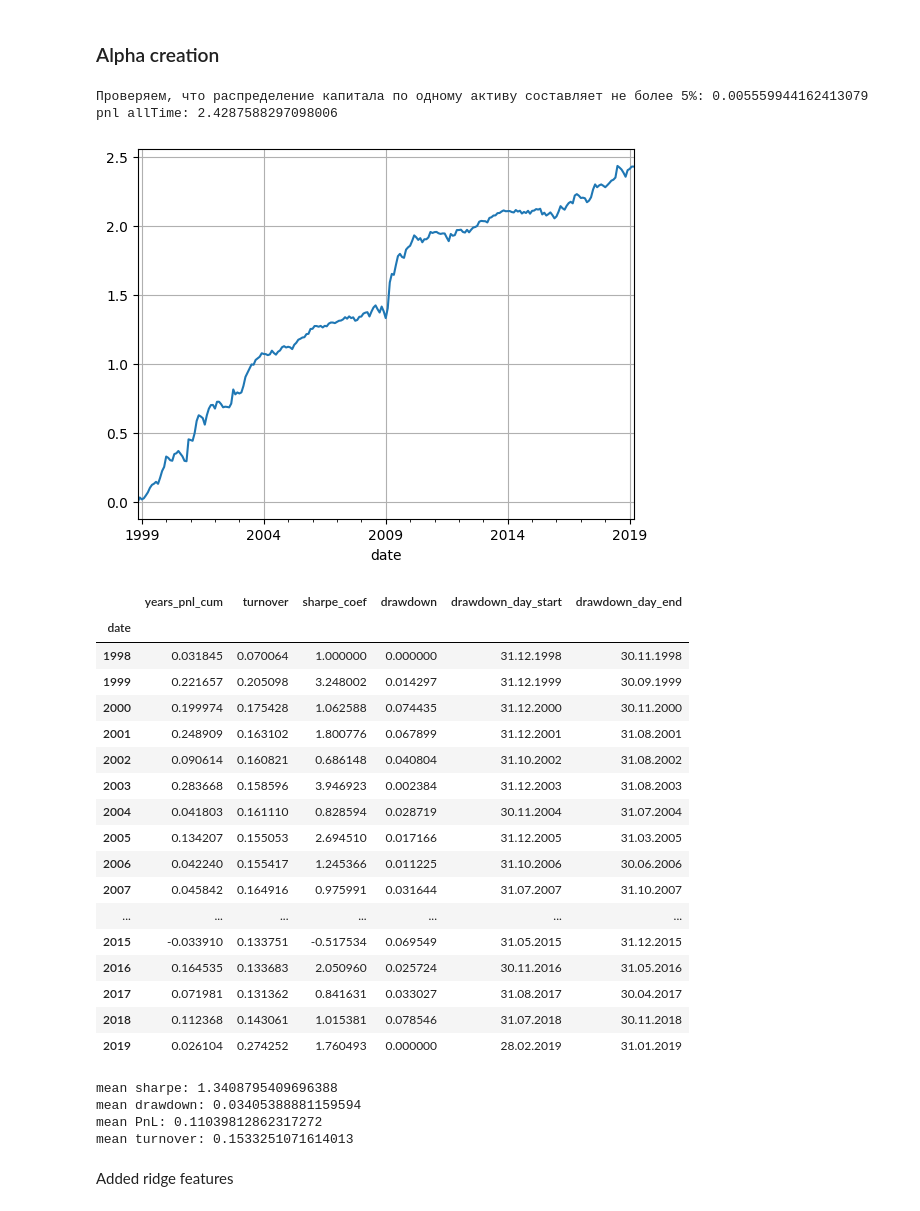
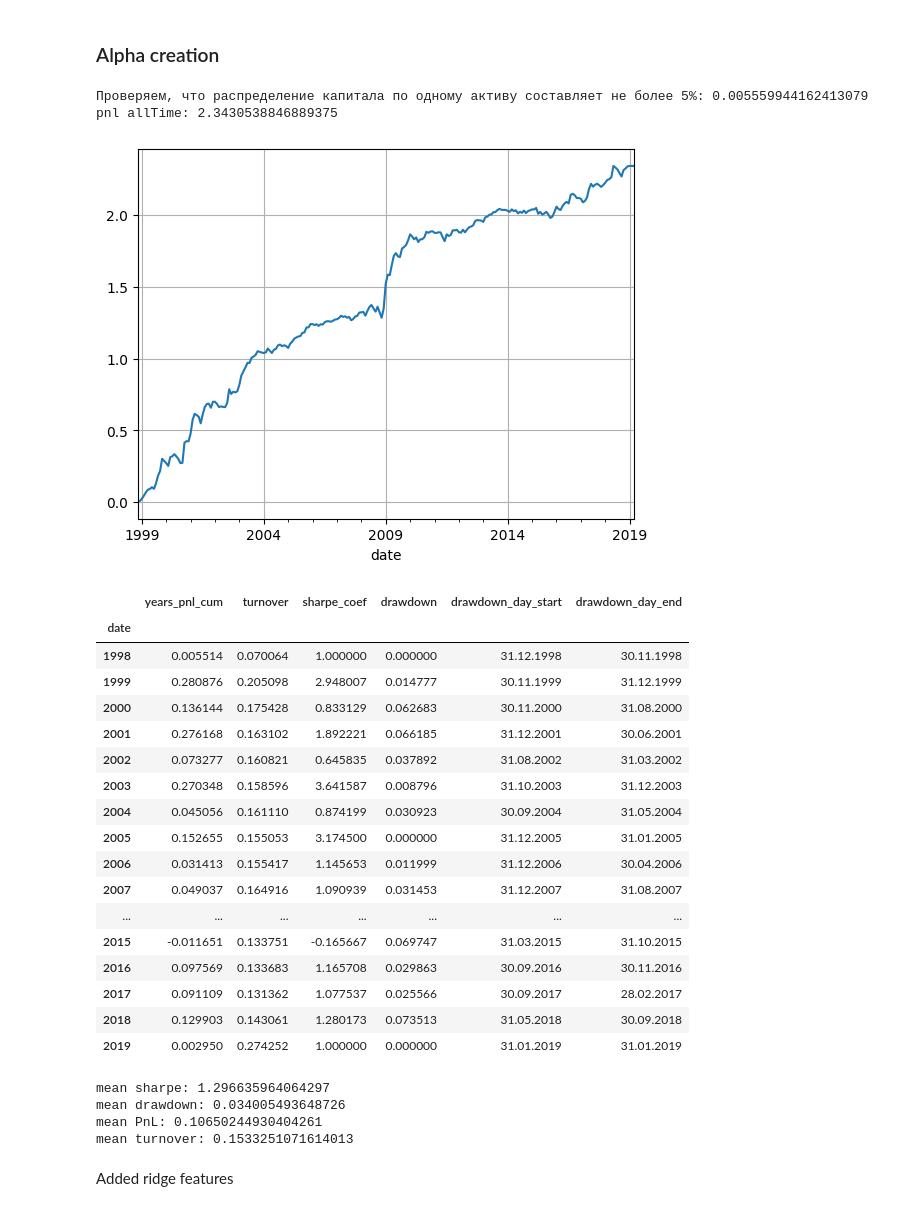
Before and after one commit to ChingisBadmaev/sirius_university, a Jupyter notebook: machine_learning/task_2_optimal_portfolio/ps2.ipynb, the cells around one changed output. Cells and saved outputs as stored; diff of their text form; code cells hidden in the pictures.

```diff
--- a/machine_learning/task_2_optimal_portfolio/ps2.ipynb
+++ b/machine_learning/task_2_optimal_portfolio/ps2.ipynb
@@ -246,47 +246,47 @@ corr between data and target:
 # %%
 alpha_1 = -op.normalize(op.neutralize(data_Eps))
 alpha_2 = -op.normalize(op.neutralize(data_Mkt_Cap_3M_Usd))
 alpha_3 = -op.normalize(op.neutralize(data_Mom_11M_Usd))
 alpha_4 = -op.normalize(op.neutralize(data_Pb))
 alpha_5 = op.normalize(op.neutralize(data_Vol1Y_Usd))
 alpha_6 = op.normalize(op.neutralize(data_Vol3Y_Usd))
 
 uniform_portfolio = op.normalize(alpha_1 + alpha_2 + alpha_3 + alpha_4 + alpha_5 + alpha_6)
 print('Проверяем, что распределение капитала по одному активу составляет не более 5%:', uniform_portfolio.max(axis=1).max(axis=0))
 
-pnl_uniform_portfolio = mtr.alpha_stats(data_R1M_Usd.shift(1), uniform_portfolio, is_plot=True)
+pnl_uniform_portfolio = mtr.alpha_stats(data_R1M_Usd.shift(-1), uniform_portfolio, is_plot=True)
 pnl_uniform_portfolio
 # %% [output]
 Проверяем, что распределение капитала по одному активу составляет не более 5%: 0.005559944162413079
-pnl allTime: 2.4287588297098006
+pnl allTime: 2.3430538846889375
-[figure, old version]
+[figure, new version]
 |  | years_pnl_cum | turnover | sharpe_coef | drawdown | drawdown_day_start | drawdown_day_end |
 | date |  |  |  |  |  |  |
-| 1998 | 0.031845 | 0.070064 | 1.000000 | 0.000000 | 31.12.1998 | 30.11.1998 |
-| 1999 | 0.221657 | 0.205098 | 3.248002 | 0.014297 | 31.12.1999 | 30.09.1999 |
-| 2000 | 0.199974 | 0.175428 | 1.062588 | 0.074435 | 31.12.2000 | 30.11.2000 |
-| 2001 | 0.248909 | 0.163102 | 1.800776 | 0.067899 | 31.12.2001 | 31.08.2001 |
-| 2002 | 0.090614 | 0.160821 | 0.686148 | 0.040804 | 31.10.2002 | 31.08.2002 |
-| 2003 | 0.283668 | 0.158596 | 3.946923 | 0.002384 | 31.12.2003 | 31.08.2003 |
-| 2004 | 0.041803 | 0.161110 | 0.828594 | 0.028719 | 30.11.2004 | 31.07.2004 |
-| 2005 | 0.134207 | 0.155053 | 2.694510 | 0.017166 | 31.12.2005 | 31.03.2005 |
-| 2006 | 0.042240 | 0.155417 | 1.245366 | 0.011225 | 31.10.2006 | 30.06.2006 |
-| 2007 | 0.045842 | 0.164916 | 0.975991 | 0.031644 | 31.07.2007 | 31.10.2007 |
+| 1998 | 0.005514 | 0.070064 | 1.000000 | 0.000000 | 31.12.1998 | 30.11.1998 |
+| 1999 | 0.280876 | 0.205098 | 2.948007 | 0.014777 | 30.11.1999 | 31.12.1999 |
+| 2000 | 0.136144 | 0.175428 | 0.833129 | 0.062683 | 30.11.2000 | 31.08.2000 |
+| 2001 | 0.276168 | 0.163102 | 1.892221 | 0.066185 | 31.12.2001 | 30.06.2001 |
+| 2002 | 0.073277 | 0.160821 | 0.645835 | 0.037892 | 31.08.2002 | 31.03.2002 |
+| 2003 | 0.270348 | 0.158596 | 3.641587 | 0.008796 | 31.10.2003 | 31.12.2003 |
+| 2004 | 0.045056 | 0.161110 | 0.874199 | 0.030923 | 30.09.2004 | 31.05.2004 |
+| 2005 | 0.152655 | 0.155053 | 3.174500 | 0.000000 | 31.12.2005 | 31.01.2005 |
+| 2006 | 0.031413 | 0.155417 | 1.145653 | 0.011999 | 31.12.2006 | 30.04.2006 |
+| 2007 | 0.049037 | 0.164916 | 1.090939 | 0.031453 | 31.12.2007 | 31.08.2007 |
 | ... | ... | ... | ... | ... | ... | ... |
-| 2015 | -0.033910 | 0.133751 | -0.517534 | 0.069549 | 31.05.2015 | 31.12.2015 |
-| 2016 | 0.164535 | 0.133683 | 2.050960 | 0.025724 | 30.11.2016 | 31.05.2016 |
-| 2017 | 0.071981 | 0.131362 | 0.841631 | 0.033027 | 31.08.2017 | 30.04.2017 |
-| 2018 | 0.112368 | 0.143061 | 1.015381 | 0.078546 | 31.07.2018 | 30.11.2018 |
-| 2019 | 0.026104 | 0.274252 | 1.760493 | 0.000000 | 28.02.2019 | 31.01.2019 |
+| 2015 | -0.011651 | 0.133751 | -0.165667 | 0.069747 | 31.03.2015 | 31.10.2015 |
+| 2016 | 0.097569 | 0.133683 | 1.165708 | 0.029863 | 30.09.2016 | 30.11.2016 |
+| 2017 | 0.091109 | 0.131362 | 1.077537 | 0.025566 | 30.09.2017 | 28.02.2017 |
+| 2018 | 0.129903 | 0.143061 | 1.280173 | 0.073513 | 31.05.2018 | 30.09.2018 |
+| 2019 | 0.002950 | 0.274252 | 1.000000 | 0.000000 | 31.01.2019 | 31.01.2019 |
 # %%
 print('mean sharpe:', pnl_uniform_portfolio.sharpe_coef.mean())
 print('mean drawdown:', pnl_uniform_portfolio.drawdown.mean())
 print('mean PnL:', pnl_uniform_portfolio.years_pnl_cum.mean())
 print('mean turnover:', pnl_uniform_portfolio.turnover.mean())
 # %% [output]
-mean sharpe: 1.3408795409696388
-mean drawdown: 0.03405388881159594
-mean PnL: 0.11039812862317272
+mean sharpe: 1.296635964064297
+mean drawdown: 0.034005493648726
+mean PnL: 0.10650244930404261
 mean turnover: 0.1533251071614013
 # %% [markdown]
 Added ridge features
```
Also changed, not shown: parts of 2 cells of this notebook.
